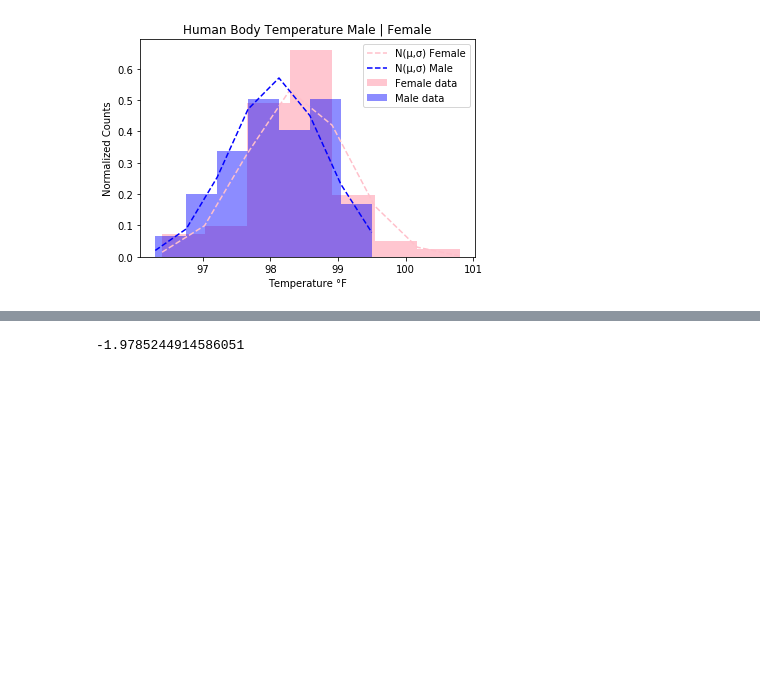
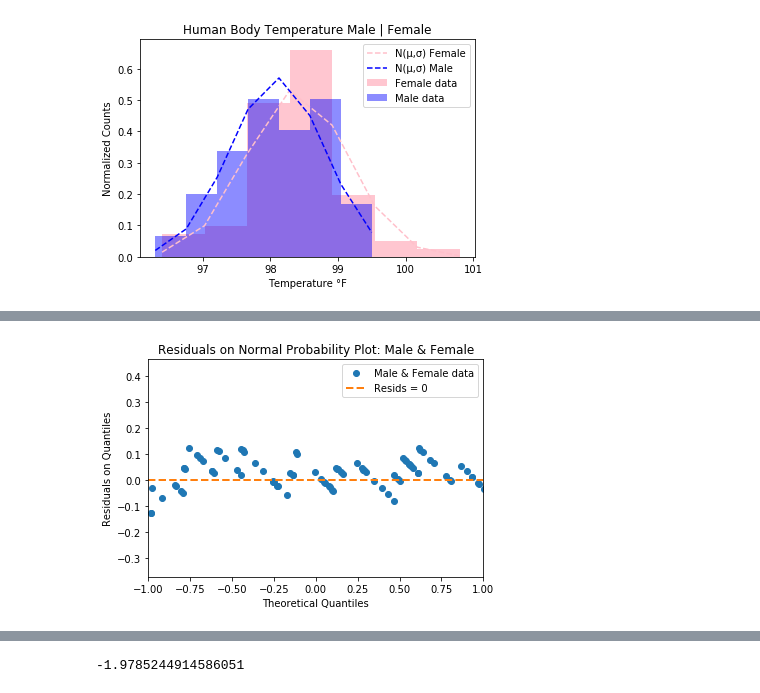
Before and after one commit to bpgpharma/human_temp, a Jupyter notebook: human_temp/sliderule_dsi_inferential_statistics_exercise_1.ipynb, the cells around one changed output, grey strips where cells are left out. Cells and saved outputs as stored; diff of their text form; code cells hidden in the pictures; blank space fills up the shorter version.

```diff
--- a/human_temp/sliderule_dsi_inferential_statistics_exercise_1.ipynb
+++ b/human_temp/sliderule_dsi_inferential_statistics_exercise_1.ipynb
@@ -320 +327,19 @@ plt.show()
+# %%
+
+resid = MF_temp - p(norm)
+_ = plt.plot(norm, resid, 'o')
+#z = np.polyfit(norm, MF_temp, 1)
+p = np.poly1d([0, 0])
+
+_ = plt.plot(norm, p(norm), '--', linewidth=2)
+
+_ = plt.title('Residuals on Normal Probability Plot: Male & Female')
+_ = plt.xlabel('Theoretical Quantiles')
+_ = plt.ylabel('Residuals on Quantiles')
+_ = plt.xlim(-1,1)
+_ = plt.legend(['Male & Female data', 'Resids = 0'])
+
+plt.show()
+# %% [output]
+[figure, added]
 # %%
```
Also changed, not shown: parts of 20 cells of this notebook.
